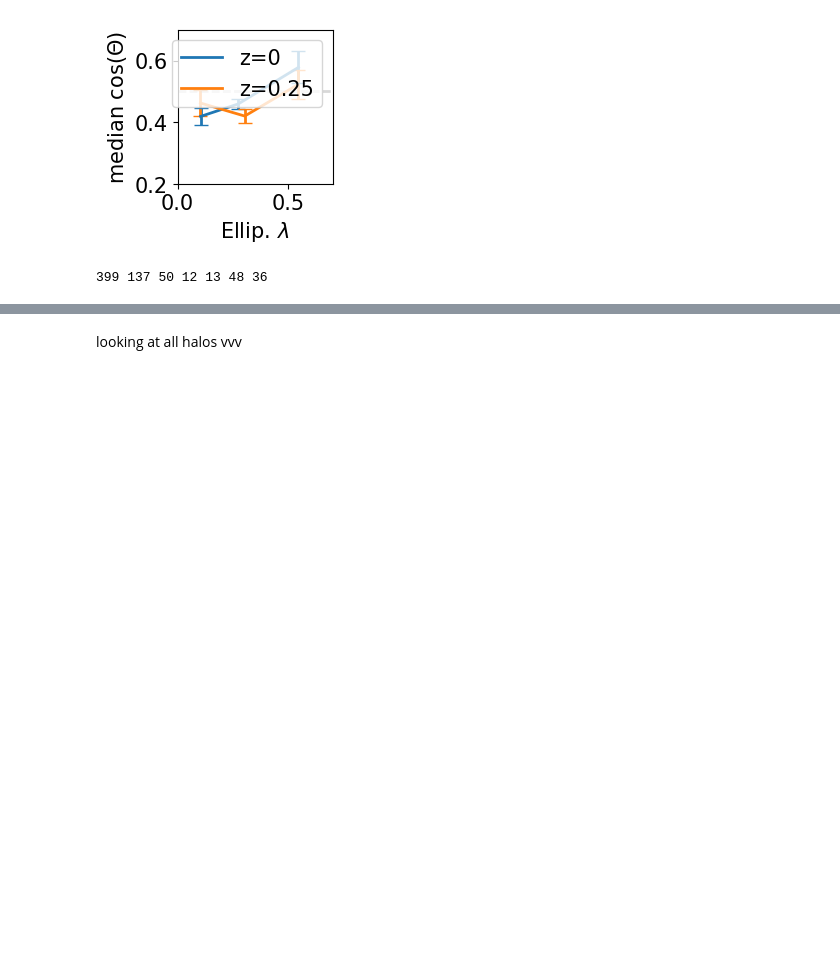
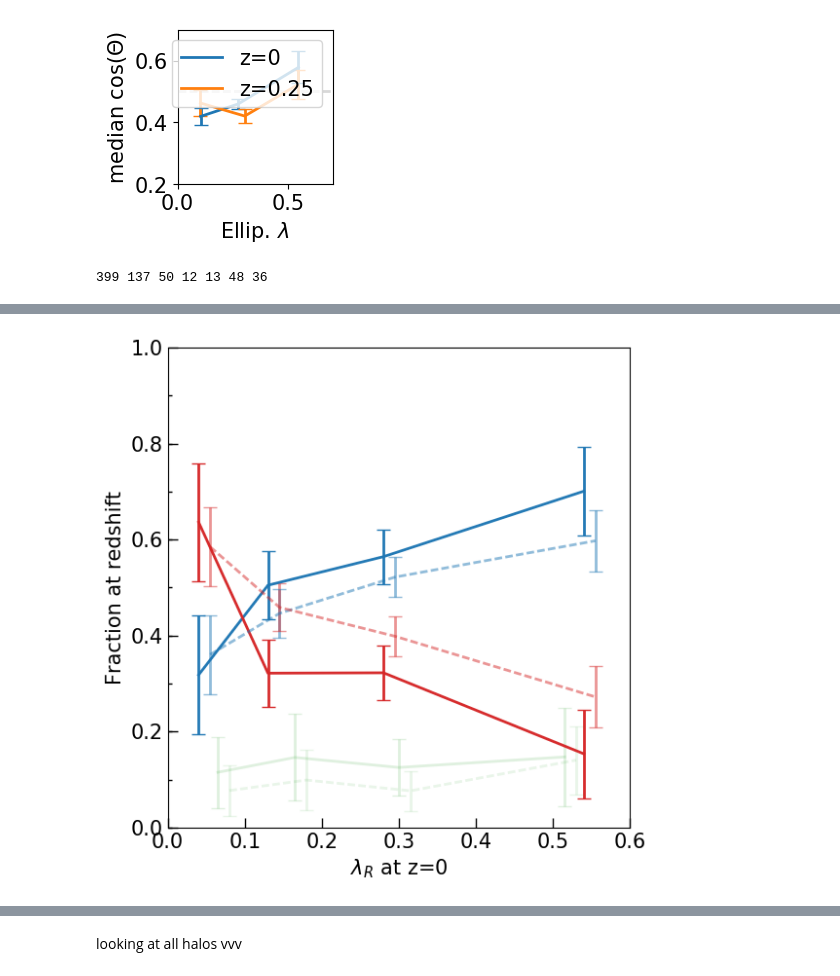
Before and after one commit to zpenoyre/illustris, a Jupyter notebook: web/code/data_analysis.ipynb, the cells around one changed output, grey strips where cells are left out. Saved outputs shown, nothing was run; the diff lists cells and outputs as text; code cells hidden in the pictures; blank space fills up the shorter version.

```diff
--- a/web/code/data_analysis.ipynb
+++ b/web/code/data_analysis.ipynb
@@ -279,13 +282,23 @@ def delta_lambda(data_start, data_end, index):
-# %%
-bins1 = [0,.1,.2,.3,.4,.5,.7];
-bins2 = [0,.1,.2,.3,.4,.5,.7];
-
-fig = plt.figure(figsize=(6, 6));gs=gridspec.GridSpec(1, 1);
-ax1 = plt.subplot(gs[0,0], facecolor='white'); #ax2 = plt.subplot(gs[0,1], sharex=ax1, sharey=ax1);
-ax1.errorbar(galData[0][maskEllips(0,np.log10(fil_frac[:,1]*10**10), yerr=fil_frac[:,2], fmt='-', label='In Filaments at z=1', capsize=5,color='C0')
-ax1.xaxis.set_tick_params(width=1, length=7, direction='in');ax1.yaxis.set_tick_params(width=1, length=7, direction='in');
-handles, labels = ax1.get_legend_handles_labels(); handles = [h[0] for h in handles];
-ax1.set_ylabel('$log_{10}(M_*)$'); ax1.set_xlabel(r'$\lambda_R$');
-ax1.legend(handles,labels,loc="upper right");
-
-plt.tight_layout();
+# %%
+# lambda vs mass for locations in web at z=1
+fig = plt.figure(figsize=(6, 6));gs=gridspec.GridSpec(1, 1);
+ax1 = plt.subplot(gs[0,0], facecolor='white');
+bins1 = np.array([0,0.08,.18,.38,.7]); bins2 = np.array([0,0.08,.18,.38,.7]);bins3 = np.array([0,0.13,0.2,.4,.63]); offset = 0.01
+for i in [3,2]:
+    offset = +-(0.015*(i-3)); fmt = ['-','--']
+    output = web_evolution(i,0); clean_output = output[~np.isnan(output[:,2])].astype('int64'); lambda_output = galData_ellip[0][clean_output[:,2]];
+    clust_frac = bf.bin_frac(clean_output[:,0], lambda_output[:,17], bins1+offset, 1); fil_frac= bf.bin_frac(clean_output[:,0], lambda_output[:,17], bins2+offset, 0); void_frac  = bf.bin_frac(clean_output[:,0], lambda_output[:,17], bins3+offset, -1)
+
+    ax1.errorbar(fil_frac[:,0],fil_frac[:,1], yerr=fil_frac[:,2], fmt=fmt[i-3], label='Filaments', capsize=5,color='C0', alpha=(i-1)*0.49)
+    ax1.errorbar(clust_frac[:,0],clust_frac[:,1], yerr=clust_frac[:,2], fmt=fmt[i-3], label='Clusters', capsize=5,color='C3',alpha=(i-1)*0.49)
+    ax1.errorbar(void_frac[:,0],void_frac[:,1], yerr=void_frac[:,2], fmt=fmt[i-3], label='Voids', capsize=5,color='C2', alpha=0.05*i)
+
+minor_ticks_y = np.arange(0, 1, 0.1); ax1.set_yticks(minor_ticks_y, minor=True); ax1.yaxis.set_tick_params(which='minor',width=1, length=3, direction='in');
+ax1.xaxis.set_tick_params(width=1, length=7, direction='in');ax1.yaxis.set_tick_params(width=1, length=7, direction='in');
+ax1.set_ylabel('Fraction at redshift'); ax1.set_xlabel(r'$\lambda_R$ at z=0'); ax1.set_xlim([0,0.6]);ax1.set_ylim([0,1]);
+# ax1.text(0.5,0.7, 'Filaments',fontsize=15, fontweight='bold', ha='right', color='C0'); ax1.text(0.5,0.38, 'Clusters',fontsize=15, fontweight='bold', ha='right', color='C3'); ax1.text(0.5,0.05, 'Voids',fontsize=15, fontweight='bold', ha='right', color='C2', alpha=0.3);
+#ax1.text(0.55,0.92, r'$\emdash$ z=1.0',fontsize=15, fontweight='bold', ha='right'); ax1.text(0.55,0.85, r'$\endash\endash$ z=0.5',fontsize=15, fontweight='bold', ha='right'); fig.savefig('../../Plots/Fraction_at_redshift_vs_lambdaz0.pdf', format='pdf')
+
+plt.tight_layout();
+# %% [output]
+[figure, added]
```
Also changed, not shown: parts of 10 cells of this notebook, 4 other files.
